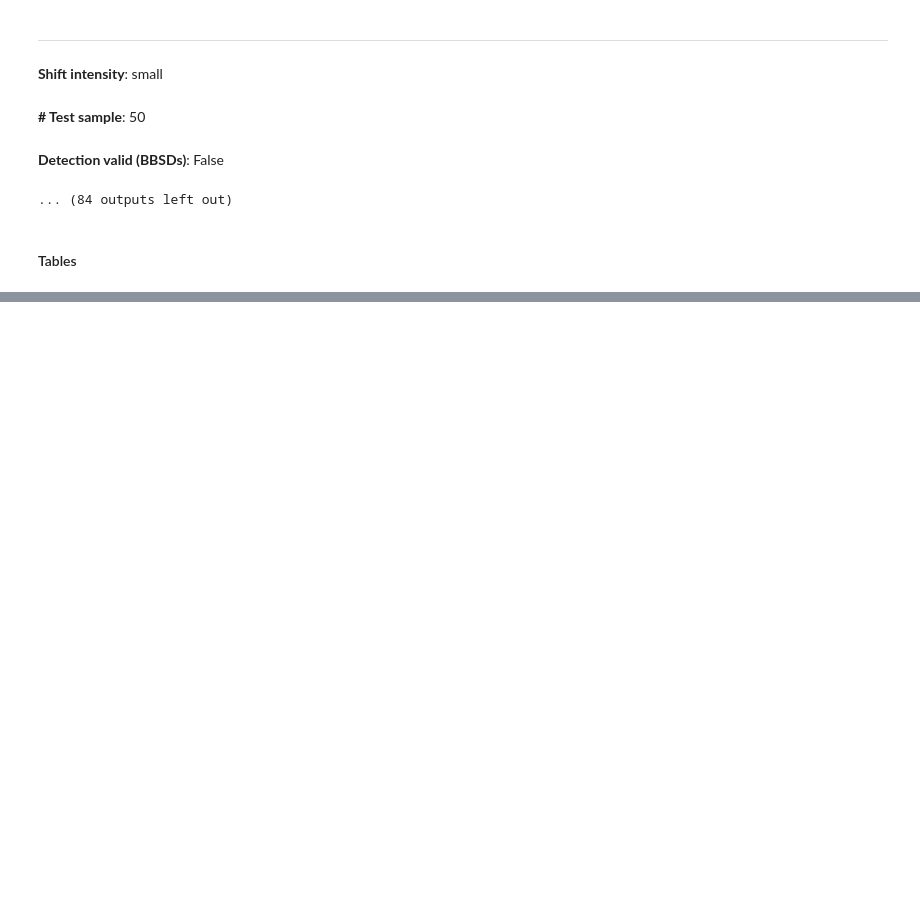
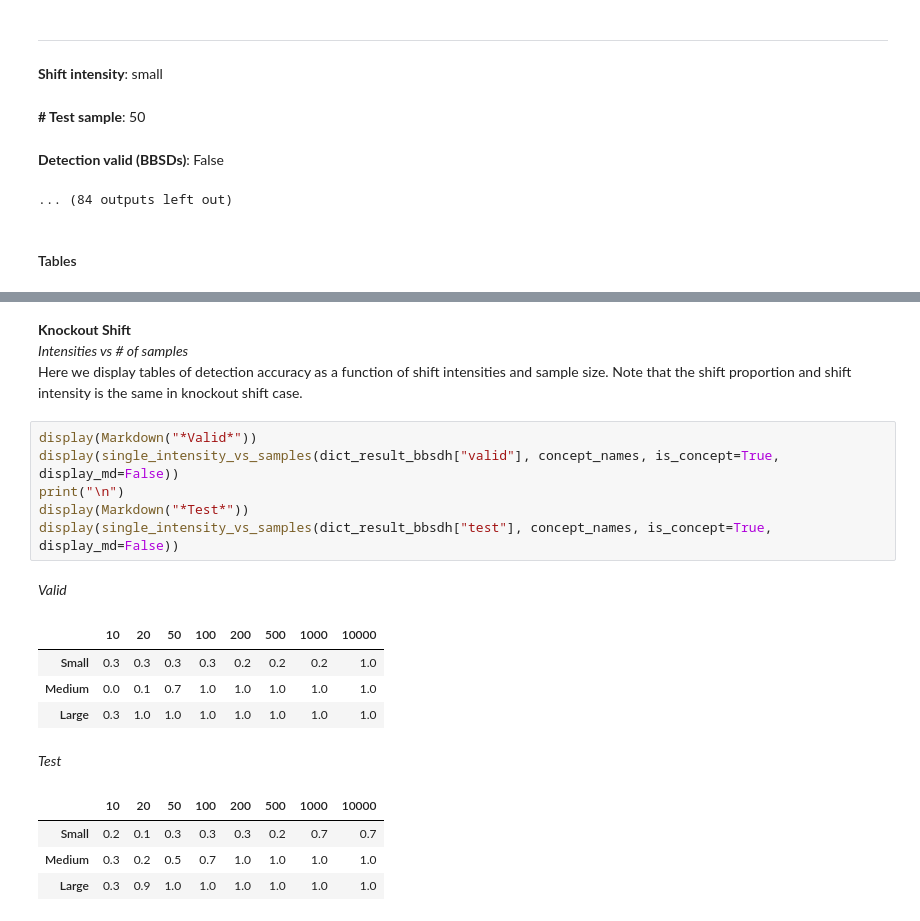
Before and after one commit to maleakhiw/explaining-dataset-shifts, a Jupyter notebook: notebooks/Label_Classifier_Results.ipynb, the cells around one changed output, grey strips where cells are left out. Drawn from its saved outputs; the diff is of its cells as text; blank space fills up the shorter version.

```diff
--- a/notebooks/Label_Classifier_Results.ipynb
+++ b/notebooks/Label_Classifier_Results.ipynb
@@ -120,0 +147,21 @@ barplot_test_statistics(dict_result_bbsds, dict_result_bbsdh,
+# %% [markdown]
+**Knockout Shift**
+*Intensities vs # of samples*
+Here we display tables of detection accuracy as a function of shift intensities and sample size. Note that the shift proportion and shift intensity is the same in knockout shift case.
+# %%
+display(Markdown("*Valid*"))
+display(single_intensity_vs_samples(dict_result_bbsdh["valid"], concept_names, is_concept=True, display_md=False))
+print("\n")
+display(Markdown("*Test*"))
+display(single_intensity_vs_samples(dict_result_bbsdh["test"], concept_names, is_concept=True, display_md=False))
+# %% [output]
+*Valid*
+|  | 10 | 20 | 50 | 100 | 200 | 500 | 1000 | 10000 |
+| Small | 0.3 | 0.3 | 0.3 | 0.3 | 0.2 | 0.2 | 0.2 | 1.0 |
+| Medium | 0.0 | 0.1 | 0.7 | 1.0 | 1.0 | 1.0 | 1.0 | 1.0 |
+| Large | 0.3 | 1.0 | 1.0 | 1.0 | 1.0 | 1.0 | 1.0 | 1.0 |
+*Test*
+|  | 10 | 20 | 50 | 100 | 200 | 500 | 1000 | 10000 |
+| Small | 0.2 | 0.1 | 0.3 | 0.3 | 0.3 | 0.2 | 0.7 | 0.7 |
+| Medium | 0.3 | 0.2 | 0.5 | 0.7 | 1.0 | 1.0 | 1.0 | 1.0 |
+| Large | 0.3 | 0.9 | 1.0 | 1.0 | 1.0 | 1.0 | 1.0 | 1.0 |
```
Also changed, not shown: parts of 8 cells of this notebook, 3 other files.
